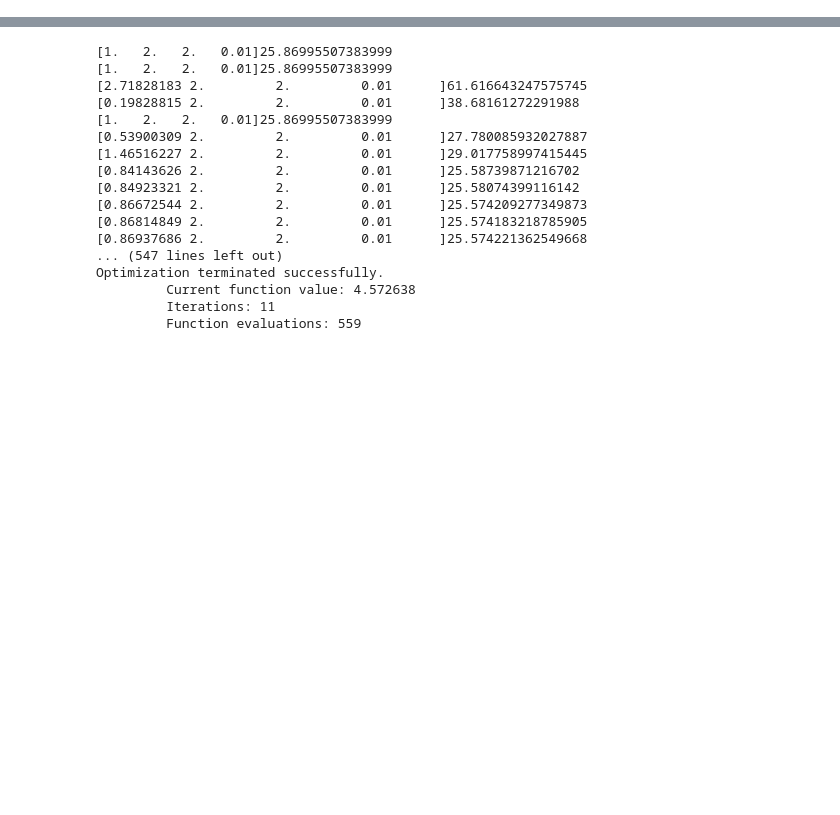
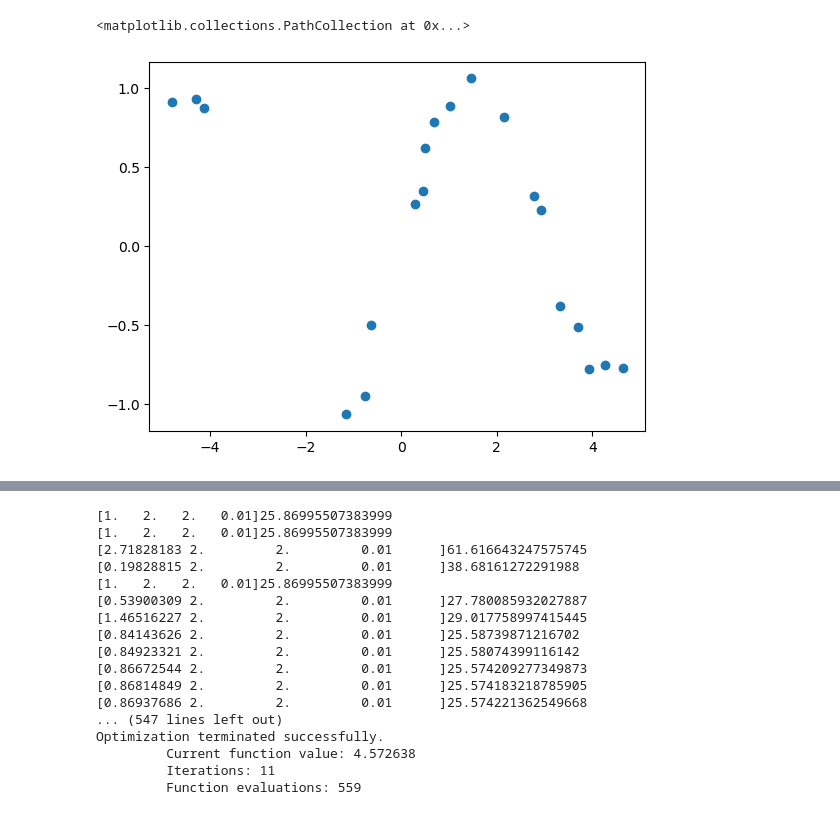
Before and after one commit to Fabian-Leal/Warped-GPs-, a Jupyter notebook: Warping simulated sine.ipynb, the cells around one changed output, grey strips where cells are left out. Saved outputs shown, nothing was run; the diff lists cells and outputs as text; code cells hidden in the pictures; blank space fills up the shorter version.

```diff
--- a/Warping simulated sine.ipynb
+++ b/Warping simulated sine.ipynb
@@ -1 +1,13 @@
+# %%
+import numpy as np
+import matplotlib.pyplot as plt
+from sklearn.gaussian_process import GaussianProcessRegressor
+from sklearn.gaussian_process.kernels import RBF
+np.random.seed(0)
+X = np.random.uniform(-5, 5, size=(20, 1))
+y = np.sin(X[:, 0]) + np.random.normal(0, 0.1, size=(20,))
+plt.scatter(X,y)
+# %% [output]
+<matplotlib.collections.PathCollection at 0x...>
+[figure, added]
 # %%
```
Also changed, not shown: parts of 2 cells of this notebook.
